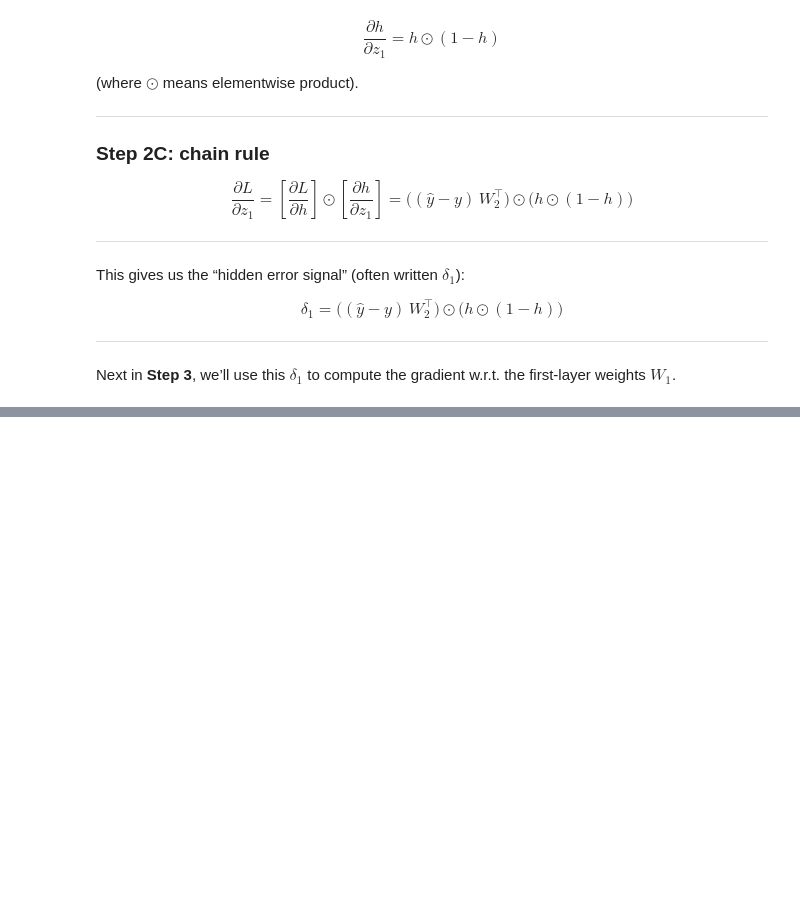
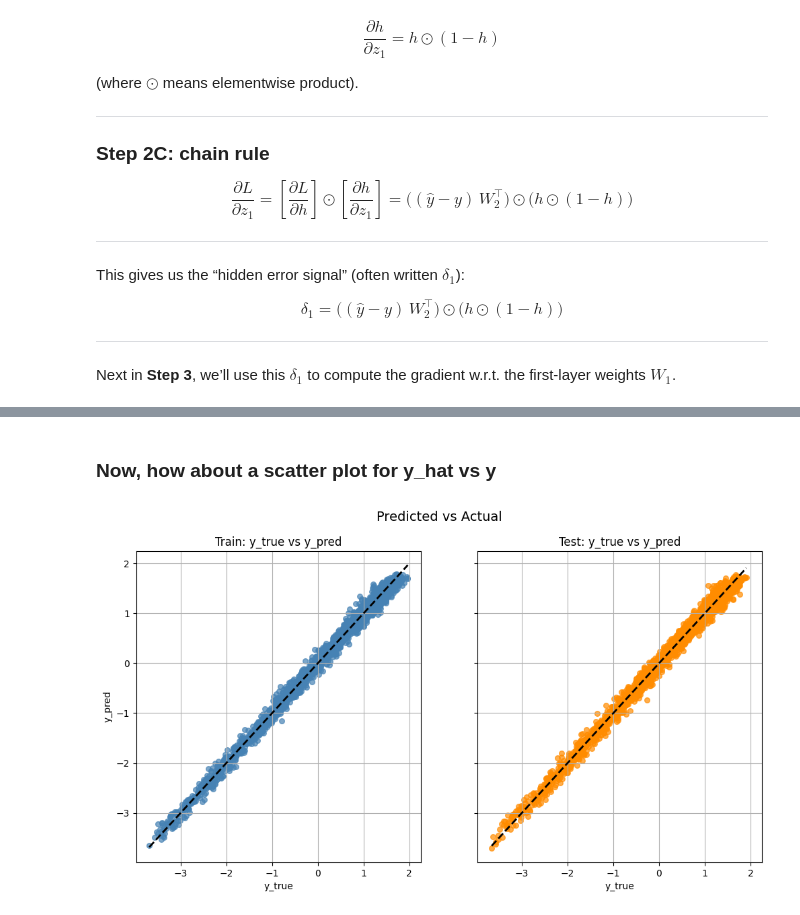
Before and after one commit to boyko11/ml-llm-refresh, a Jupyter notebook: notebooks/04_neural_net.ipynb, the cells around one changed output, grey strips where cells are left out. Drawn from its saved outputs; the diff is of its cells as text; code cells hidden in the pictures; blank space fills up the shorter version.

```diff
--- a/notebooks/04_neural_net.ipynb
+++ b/notebooks/04_neural_net.ipynb
@@ -636,0 +938,35 @@ $$
+# %% [markdown]
+### Now, how about a scatter plot for y_hat vs y
+# %%
+def plot_pred_vs_true(y_train, y_pred_train, y_test, y_pred_test):
+    fig, axes = plt.subplots(1, 2, figsize=(12,6), sharex=True, sharey=True)
+
+    # --- Training set ---
+    axes[0].scatter(y_train, y_pred_train, alpha=0.7, color="steelblue", s=30)
+    axes[0].plot([y_train.min(), y_train.max()],
+                 [y_train.min(), y_train.max()],
+                 "k--", lw=2)  # diagonal line
+    axes[0].set_title("Train: y_true vs y_pred")
+    axes[0].set_xlabel("y_true")
+    axes[0].set_ylabel("y_pred")
+    axes[0].grid(True)
+
+    # --- Test set ---
+    axes[1].scatter(y_test, y_pred_test, alpha=0.7, color="darkorange", s=30)
+    axes[1].plot([y_test.min(), y_test.max()],
+                 [y_test.min(), y_test.max()],
+                 "k--", lw=2)  # diagonal line
+    axes[1].set_title("Test: y_true vs y_pred")
+    axes[1].set_xlabel("y_true")
+    axes[1].grid(True)
+
+    plt.suptitle("Predicted vs Actual", fontsize=14)
+    plt.show()
+
+# Example call:
+y_pred_train, _ = forward(X, params)
+y_pred_test, _  = forward(X_test, params)
+
+plot_pred_vs_true(y, y_pred_train, y_test, y_pred_test)
+# %% [output]
+[figure, added]
```
Also changed, not shown: parts of 23 cells of this notebook, 1 other file.
